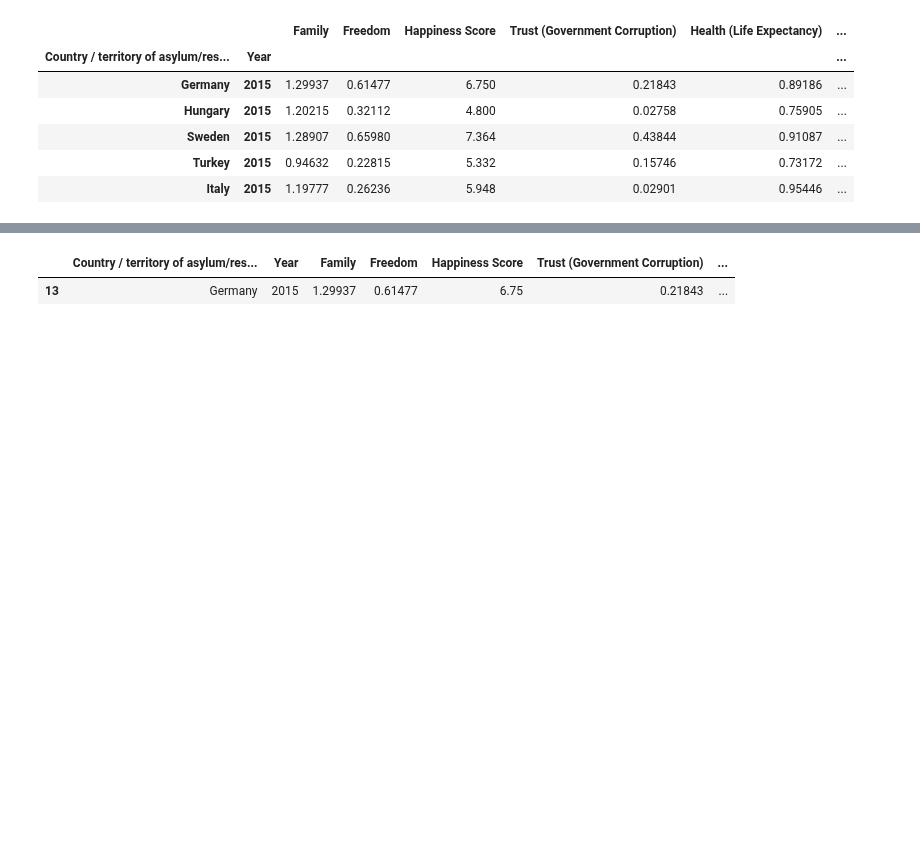
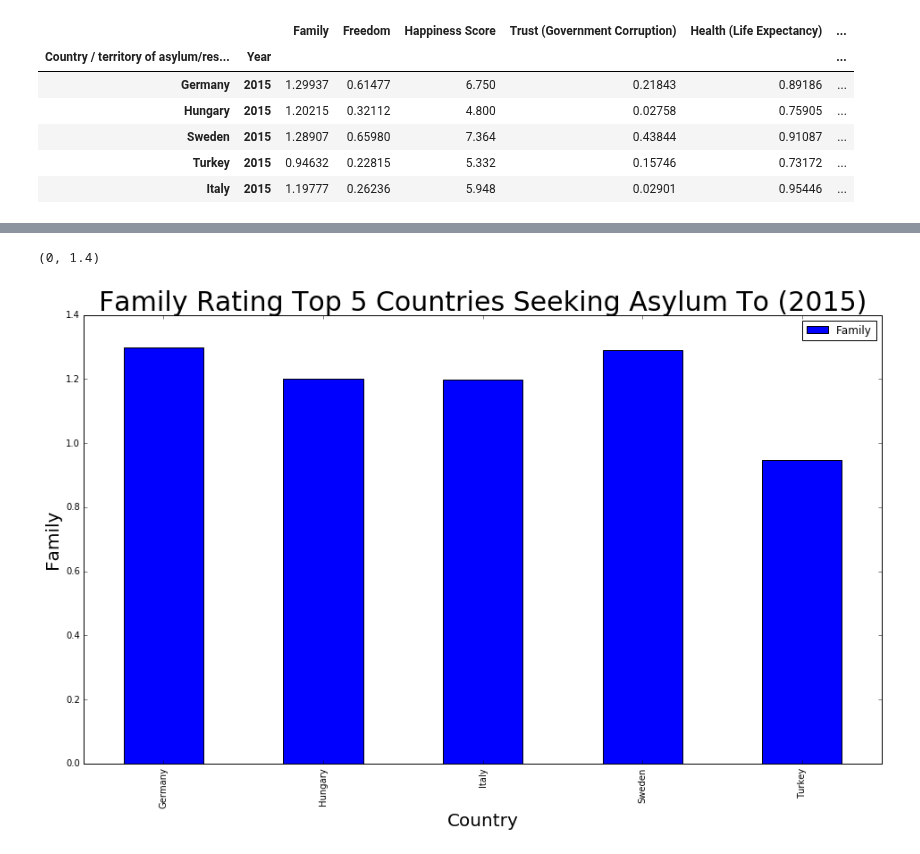
Before and after one commit to UNCG-CSE/World-Refugee-Forecast, a Jupyter notebook: src/Happiness Index.ipynb, the cells around one changed output, grey strips where cells are left out. Saved outputs shown, nothing was run; the diff lists cells and outputs as text; code cells hidden in the pictures; blank space fills up the shorter version.

Commit message:
updated charts

```diff
--- a/src/Happiness Index.ipynb
+++ b/src/Happiness Index.ipynb
@@ -279,0 +260,5 @@ df_Family
+# %%
+df_ChartsNStuff = df_groupedNew
+df_ChartsNStuff = df_ChartsNStuff.reset_index()
+dfFamily = df_ChartsNStuff
+df_ChartsNStuff
@@ -280,14 +312,19 @@ df_Family
+# %%
+dfFamily = dfFamily[dfFamily['Country / territory of asylum/residence'].isin(['Germany','Hungary','Sweden','Turkey','Italy'])]
+dfFamily = dfFamily.set_index('Country / territory of asylum/residence')
 # %%
 #df_Family.loc[(df_Family['Country / territory of asylum/residence'] == "Pakistan") & df_Family['Country / territory of asylum/residence'] == "Italy)]
 
 #df_Family.loc[(df_Family['Country / territory of asylum/residence'] == "Pakistan") & (df_Family['Country / territory of asylum/residence'] == "Italy")]
 
 #pakistananditaly = df_Family.loc[(df_Family['Country / territory of asylum/residence'] == "Pakistan") & (df_Family['Country / territory of asylum/residence'] == "Italy")]
 #pakistananditaly
 
-df_Family[df_Family['Country / territory of asylum/residence'] == 'Italy']
-df_Family = df_Family[df_Family['Country / territory of asylum/residence'] == 'Germany']
-df_Family
+ax = dfFamily.plot(kind = 'bar',figsize=(16, 9))
+ax.set_xlabel("Country", fontsize=20)
+ax.set_ylabel("Family", fontsize=20)
+ax.set_title("Family Rating Top 5 Countries Seeking Asylum To (2015)", fontsize=30)
+ax.set_ylim([0,1.4])
 # %% [output]
-|  | Country / territory of asylum/res... | Year | Family | Freedom | Happiness Score | Trust (Government Corruption) | ... |
-| 13 | Germany | 2015 | 1.29937 | 0.61477 | 6.75 | 0.21843 | ... |
+(0, 1.4)
+[figure, added]
```
Also changed, not shown: parts of 8 cells of this notebook.
